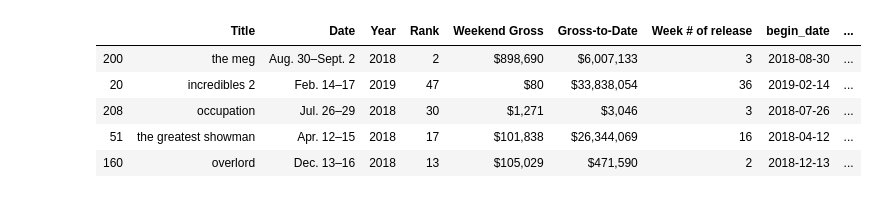
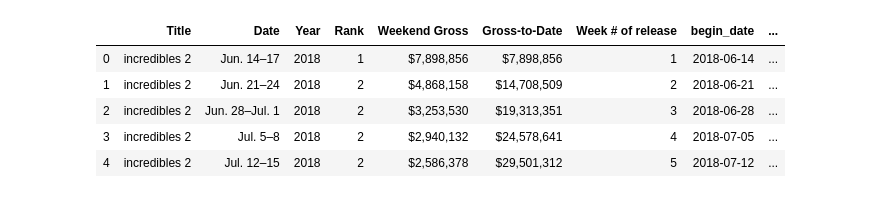
Before and after one commit to tharangni/syn-the-sis-io, a Jupyter notebook: job.ipynb, the cells around one changed output. Cells and saved outputs as stored; diff of their text form; code cells hidden in the pictures.

```diff
--- a/job.ipynb
+++ b/job.ipynb
@@ -71,6 +74,7 @@ for i in df_title.index:
     df_title.at[i, 'has_weekend'] = 5 in new_range or 6 in new_range
     df_title.at[i, 'nth_week_number'] = dt_list[0].isocalendar()[1]
     df_title.at[i, 'movie_id_t'] = int(movie_dict[df_title.at[i, 'Title']])
+    df_title.at[i, 'gross_to_date_float'] = float(re.sub('[^\d.]', '', df_title.at[i, 'Gross-to-Date']))
 # %%
 for i in df_sbuzz.index:
     df_sbuzz.at[i, 'movie_id_s'] = int(movie_dict[df_sbuzz.at[i, 'title']])
@@ -80,14 +85,14 @@ for i in df_sbuzz.index:
 #titles_buzz =  list(df_sbuzz['title'].unique())
 #set(titles).intersection(titles_buzz)
 # %%
-df_title.sample(5)
+df_title.head(5)
 # %% [output]
 |  | Title | Date | Year | Rank | Weekend Gross | Gross-to-Date | Week # of release | begin_date | ... |
-| 200 | the meg | Aug. 30–Sept. 2 | 2018 | 2 | $898,690 | $6,007,133 | 3 | 2018-08-30 | ... |
-| 20 | incredibles 2 | Feb. 14–17 | 2019 | 47 | $80 | $33,838,054 | 36 | 2019-02-14 | ... |
-| 208 | occupation | Jul. 26–29 | 2018 | 30 | $1,271 | $3,046 | 3 | 2018-07-26 | ... |
-| 51 | the greatest showman | Apr. 12–15 | 2018 | 17 | $101,838 | $26,344,069 | 16 | 2018-04-12 | ... |
-| 160 | overlord | Dec. 13–16 | 2018 | 13 | $105,029 | $471,590 | 2 | 2018-12-13 | ... |
+| 0 | incredibles 2 | Jun. 14–17 | 2018 | 1 | $7,898,856 | $7,898,856 | 1 | 2018-06-14 | ... |
+| 1 | incredibles 2 | Jun. 21–24 | 2018 | 2 | $4,868,158 | $14,708,509 | 2 | 2018-06-21 | ... |
+| 2 | incredibles 2 | Jun. 28–Jul. 1 | 2018 | 2 | $3,253,530 | $19,313,351 | 3 | 2018-06-28 | ... |
+| 3 | incredibles 2 | Jul. 5–8 | 2018 | 2 | $2,940,132 | $24,578,641 | 4 | 2018-07-05 | ... |
+| 4 | incredibles 2 | Jul. 12–15 | 2018 | 2 | $2,586,378 | $29,501,312 | 5 | 2018-07-12 | ... |
 # %%
 # df_title.loc[df_title['has_weekend'].isna()]
 # df_title.loc[df_title['Weekend Gross'].isna()]
```
Also changed, not shown: parts of 13 cells of this notebook.
